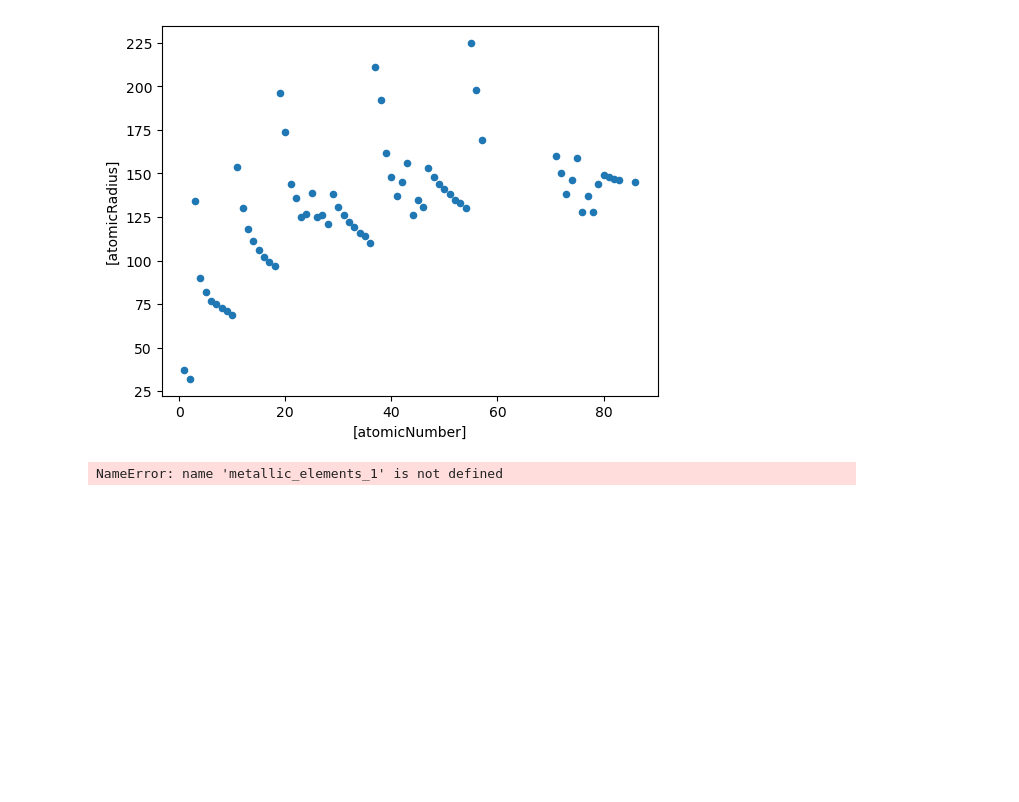
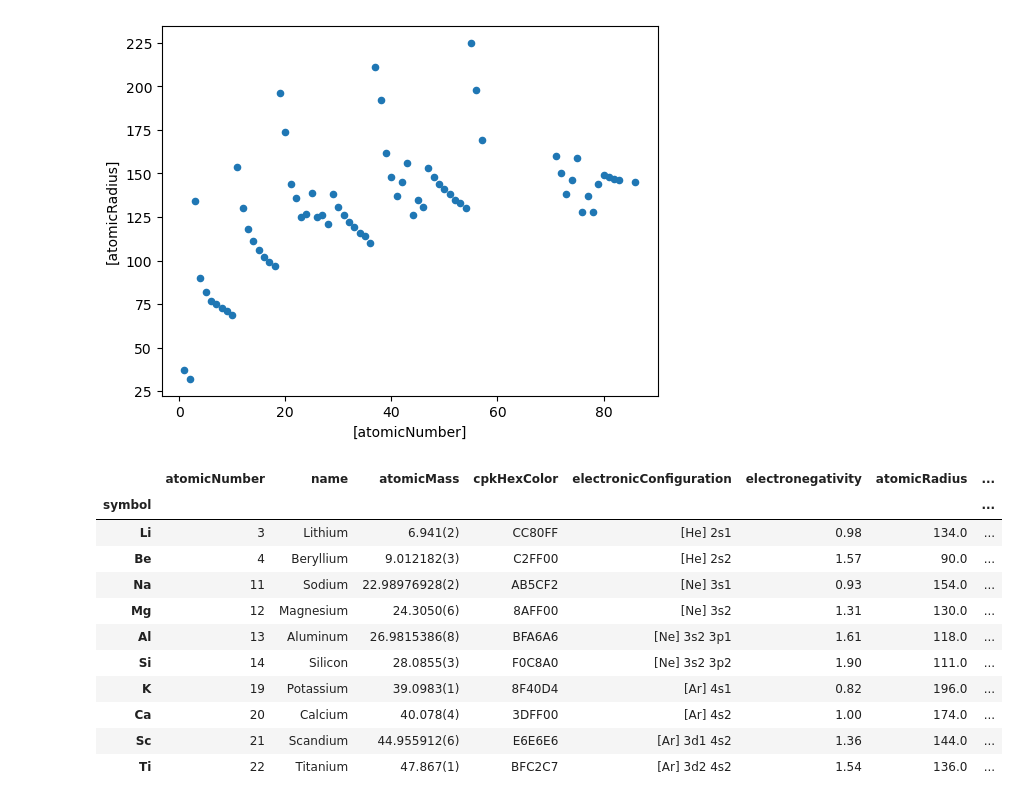
Before and after one commit to JoeyBream/python-challenges-2, a Jupyter notebook: PHYS2320 Lab 6.ipynb, the cells around one changed output. Drawn from its saved outputs; the diff is of its cells as text; code cells hidden in the pictures; blank space fills up the shorter version.

```diff
--- a/PHYS2320 Lab 6.ipynb
+++ b/PHYS2320 Lab 6.ipynb
@@ -383,9 +383,20 @@ periodic_table.plot(kind="scatter",x=["atomicNumber"],y=["atomicRadius"])
 # %%
 '''4. Create a new data frame of the metallic elements and determine how many there are.'''
 metallic_elements = periodic_table.loc[periodic_table["bondingType"]== "metallic"]
-metallic_elements_1.head(10)
+metallic_elements.head(10)
 # %% [output]
-NameError: name 'metallic_elements_1' is not defined
+|  | atomicNumber | name | atomicMass | cpkHexColor | electronicConfiguration | electronegativity | atomicRadius | ... |
+| symbol |  |  |  |  |  |  |  | ... |
+| Li | 3 | Lithium | 6.941(2) | CC80FF | [He] 2s1 | 0.98 | 134.0 | ... |
+| Be | 4 | Beryllium | 9.012182(3) | C2FF00 | [He] 2s2 | 1.57 | 90.0 | ... |
+| Na | 11 | Sodium | 22.98976928(2) | AB5CF2 | [Ne] 3s1 | 0.93 | 154.0 | ... |
+| Mg | 12 | Magnesium | 24.3050(6) | 8AFF00 | [Ne] 3s2 | 1.31 | 130.0 | ... |
+| Al | 13 | Aluminum | 26.9815386(8) | BFA6A6 | [Ne] 3s2 3p1 | 1.61 | 118.0 | ... |
+| Si | 14 | Silicon | 28.0855(3) | F0C8A0 | [Ne] 3s2 3p2 | 1.90 | 111.0 | ... |
+| K | 19 | Potassium | 39.0983(1) | 8F40D4 | [Ar] 4s1 | 0.82 | 196.0 | ... |
+| Ca | 20 | Calcium | 40.078(4) | 3DFF00 | [Ar] 4s2 | 1.00 | 174.0 | ... |
+| Sc | 21 | Scandium | 44.955912(6) | E6E6E6 | [Ar] 3d1 4s2 | 1.36 | 144.0 | ... |
+| Ti | 22 | Titanium | 47.867(1) | BFC2C7 | [Ar] 3d2 4s2 | 1.54 | 136.0 | ... |
 # %% [markdown]
 ## Task 2
 
```
Also changed, not shown: parts of 3 cells of this notebook, 1 other file.
